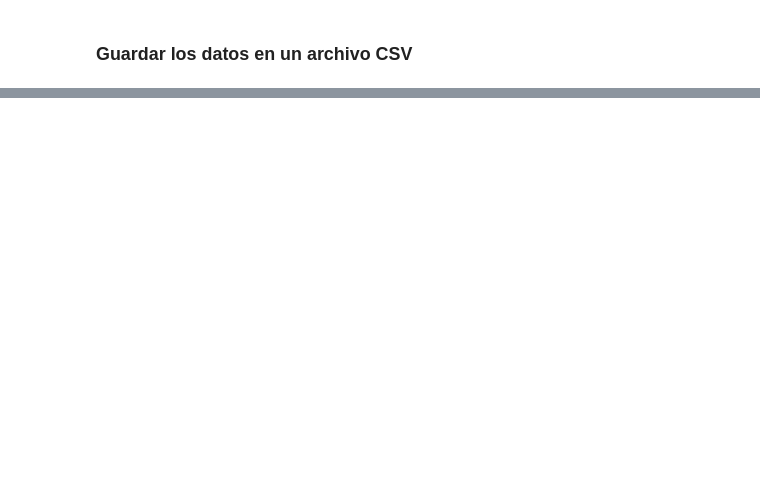
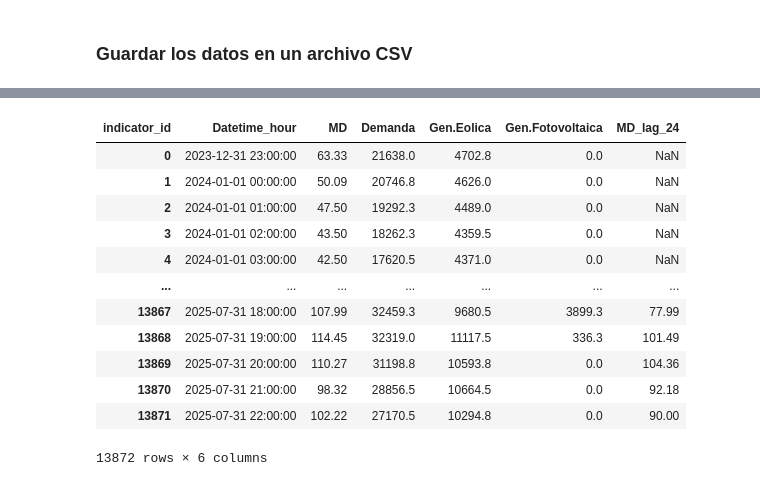
Before and after one commit to JaimeNavs9/proyecto_prediccion_MD, a Jupyter notebook: preparacion_datos.ipynb, the cells around one changed output, grey strips where cells are left out. Drawn from its saved outputs; the diff is of its cells as text; code cells hidden in the pictures; blank space fills up the shorter version.

```diff
--- a/preparacion_datos.ipynb
+++ b/preparacion_datos.ipynb
@@ -199,0 +188,13 @@ df_final.to_csv('data_training/esios_data_modelo_dl.csv', index=False)
+# %%
+start_date = datetime(2024, 1, 1)
+end_date = datetime(2025, 8, 1)
+indicator_id_dict = {
+    1775: 'Demanda',
+    1777: 'Gen.Eolica',
+    1779: 'Gen.Fotovoltaica',
+    600: 'MD'
+}
+
+indicator_ids = list(indicator_id_dict.keys())
+df = get_df_indicadores_raw(start_date, end_date, indicator_ids)
+df
@@ -199,0 +215,45 @@ df_final.to_csv('data_training/esios_data_modelo_dl.csv', index=False)
+# %%
+def limpieza_df(df):
+    global indicator_id_dict
+    df_clean = df.copy()
+
+    df_clean['Datetime_utc'] = pd.to_datetime(df_clean['Datetime_utc'])
+    df_clean['Datetime_hour'] = df_clean['Datetime_utc'].dt.strftime('%Y-%m-%d %H:00:00')
+
+    df_precios_potencia = df_clean.loc[df_clean['magnitud_id']!=13]
+    df_energia = df_clean.loc[df_clean['magnitud_id']==13]
+
+    # Agrupar por horas
+    df_energia_hour = df_energia.groupby(['Datetime_hour', 'indicator_id'], as_index=False)['value'].sum()
+    df_precios_potencia_hour = df_precios_potencia.groupby(['Datetime_hour', 'indicator_id'], as_index=False)['value'].mean()
+
+    df_clean_hour = pd.concat([df_energia_hour, df_precios_potencia_hour], axis=0)
+
+    # Hacer pivot - 1 columna por indicador
+    df_clean_hour_pivot = df_clean_hour.pivot(index='Datetime_hour', columns='indicator_id', values='value').reset_index()
+
+
+    # Renombrar columnas
+    df_clean_hour_pivot.rename(columns=indicator_id_dict, inplace=True)
+
+    cols_round = [col for col in df_clean_hour_pivot.columns if col not in ['Datetime_hour', 'MD', 'IDA1', 'IDA2']]
+    df_clean_hour_pivot[cols_round] = df_clean_hour_pivot[cols_round].round(1)
+    return df_clean_hour_pivot
+# %%
+df_clean_previsiones = limpieza_df(df)
+df_clean_previsiones['MD_lag_24'] = df_clean_previsiones['MD'].shift(24)
+df_clean_previsiones
+# %% [output]
+| indicator_id | Datetime_hour | MD | Demanda | Gen.Eolica | Gen.Fotovoltaica | MD_lag_24 |
+| 0 | 2023-12-31 23:00:00 | 63.33 | 21638.0 | 4702.8 | 0.0 | NaN |
+| 1 | 2024-01-01 00:00:00 | 50.09 | 20746.8 | 4626.0 | 0.0 | NaN |
+| 2 | 2024-01-01 01:00:00 | 47.50 | 19292.3 | 4489.0 | 0.0 | NaN |
+| 3 | 2024-01-01 02:00:00 | 43.50 | 18262.3 | 4359.5 | 0.0 | NaN |
+| 4 | 2024-01-01 03:00:00 | 42.50 | 17620.5 | 4371.0 | 0.0 | NaN |
+| ... | ... | ... | ... | ... | ... | ... |
+| 13867 | 2025-07-31 18:00:00 | 107.99 | 32459.3 | 9680.5 | 3899.3 | 77.99 |
+| 13868 | 2025-07-31 19:00:00 | 114.45 | 32319.0 | 11117.5 | 336.3 | 101.49 |
+| 13869 | 2025-07-31 20:00:00 | 110.27 | 31198.8 | 10593.8 | 0.0 | 104.36 |
+| 13870 | 2025-07-31 21:00:00 | 98.32 | 28856.5 | 10664.5 | 0.0 | 92.18 |
+| 13871 | 2025-07-31 22:00:00 | 102.22 | 27170.5 | 10294.8 | 0.0 | 90.00 |
+13872 rows × 6 columns
```
Also changed, not shown: parts of 15 cells of this notebook, 4 other files.
